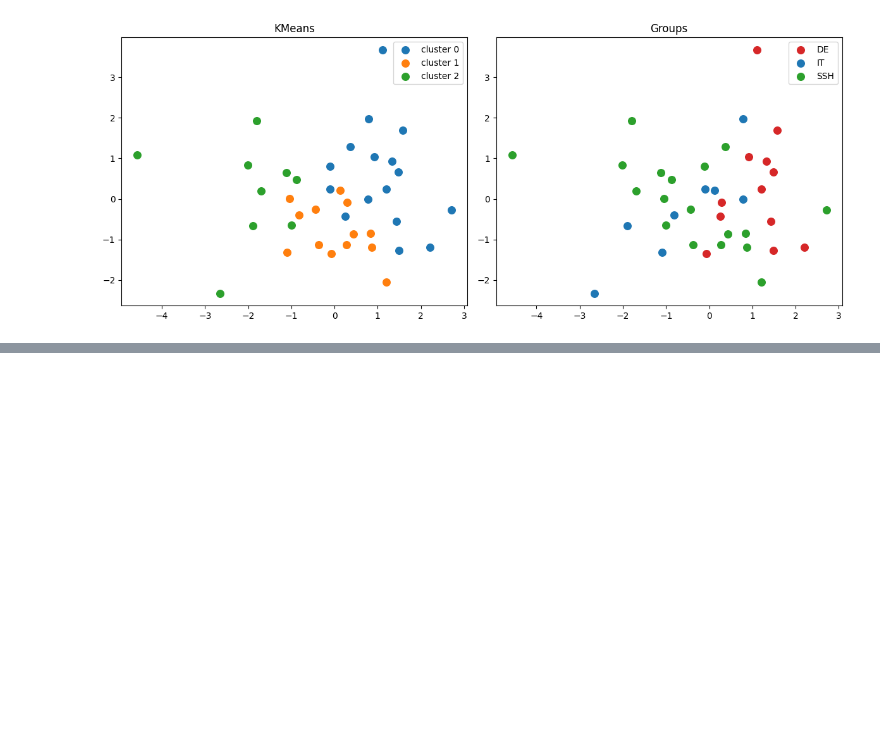
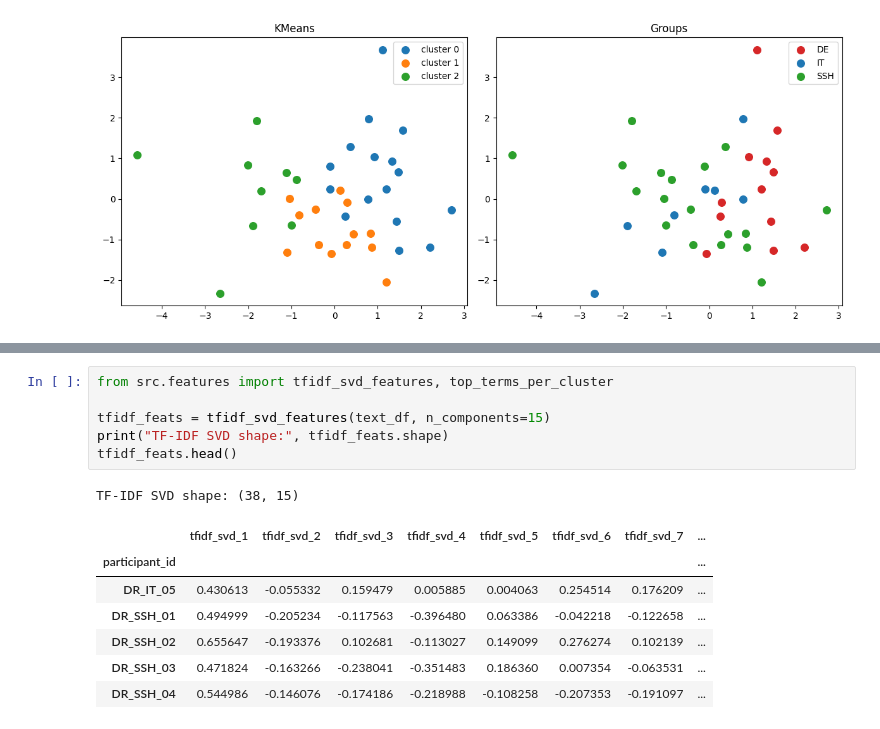
Before and after one commit to strek-o/xaifungi-analysis, a Jupyter notebook: analysis.ipynb, the cells around one changed output, grey strips where cells are left out. Drawn from its saved outputs; the diff is of its cells as text; blank space fills up the shorter version.

```diff
--- a/analysis.ipynb
+++ b/analysis.ipynb
@@ -163,0 +175,15 @@ plt.show()
+# %%
+from src.features import tfidf_svd_features, top_terms_per_cluster
+
+tfidf_feats = tfidf_svd_features(text_df, n_components=15)
+print("TF-IDF SVD shape:", tfidf_feats.shape)
+tfidf_feats.head()
+# %% [output]
+TF-IDF SVD shape: (38, 15)
+|  | tfidf_svd_1 | tfidf_svd_2 | tfidf_svd_3 | tfidf_svd_4 | tfidf_svd_5 | tfidf_svd_6 | tfidf_svd_7 | ... |
+| participant_id |  |  |  |  |  |  |  | ... |
+| DR_IT_05 | 0.430613 | -0.055332 | 0.159479 | 0.005885 | 0.004063 | 0.254514 | 0.176209 | ... |
+| DR_SSH_01 | 0.494999 | -0.205234 | -0.117563 | -0.396480 | 0.063386 | -0.042218 | -0.122658 | ... |
+| DR_SSH_02 | 0.655647 | -0.193376 | 0.102681 | -0.113027 | 0.149099 | 0.276274 | 0.102139 | ... |
+| DR_SSH_03 | 0.471824 | -0.163266 | -0.238041 | -0.351483 | 0.186360 | 0.007354 | -0.063531 | ... |
+| DR_SSH_04 | 0.544986 | -0.146076 | -0.174186 | -0.218988 | -0.108258 | -0.207353 | -0.191097 | ... |
```
Also changed, not shown: parts of 10 cells of this notebook, 1 other file.
